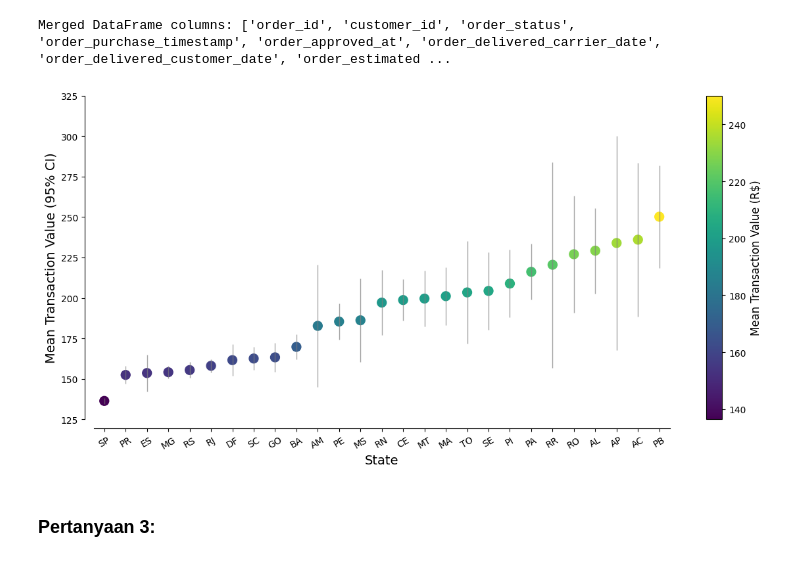
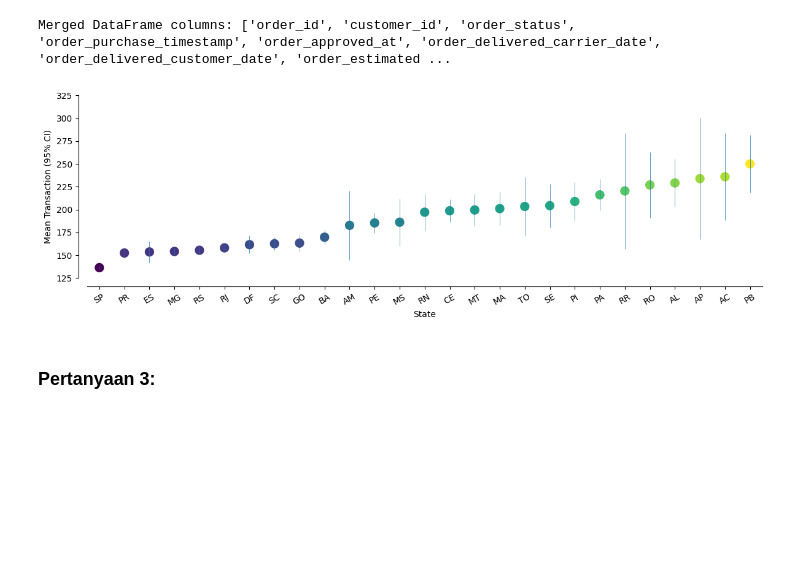
Before and after one commit to Y-commit/Proyek-Analisis-Data, a Jupyter notebook: notebook.ipynb, the cells around one changed output. Cells and saved outputs as stored; diff of their text form; code cells hidden in the pictures; blank space fills up the shorter version.

```diff
--- a/notebook.ipynb
+++ b/notebook.ipynb
@@ -986,79 +1002,53 @@ print("Merged DataFrame columns:", pay_ord.columns.tolist())
 # %% [output]
 Merged DataFrame columns: ['order_id', 'customer_id', 'order_status', 'order_purchase_timestamp', 'order_approved_at', 'order_delivered_carrier_date', 'order_delivered_customer_date', 'order_estimated ...
 # %%
-import matplotlib.pyplot as plt
 
-def customize_axes(ax, spines):
-    """Customize the axes for better readability."""
+class Plotter:
+    def __init__(self, data):
+        self.data = data
 
-    ax.spines["top"].set_visible(False)
-    ax.spines["right"].set_visible(False)
+    def default_plot(self, ax, spines):
+        ax.spines["top"].set_visible(False)
+        ax.spines["right"].set_visible(False)
+        ax.get_xaxis().tick_bottom()
+        ax.get_yaxis().tick_left()
 
+        ax.get_yaxis().set_tick_params(direction='out')
+        ax.get_xaxis().set_tick_params(direction='out')
 
-    ax.get_xaxis().tick_bottom()
-    ax.get_yaxis().tick_left()
+        for loc, spine in ax.spines.items():
+            if loc in spines:
+                spine.set_position(('outward', 10))
 
+        if 'left' in spines:
+            ax.yaxis.set_ticks_position('left')
 
-    ax.get_yaxis().set_tick_params(direction='out')
-    ax.get_xaxis().set_tick_params(direction='out')
+        if 'right' in spines:
+            ax.yaxis.set_ticks_position('right')
 
+        if 'bottom' in spines:
+            ax.xaxis.set_ticks_position('bottom')
 
-    for loc, spine in ax.spines.items():
-        if loc in spines:
-            spine.set_position(('outward', 10))
+        return ax
 
+    def create_plot(self, file_path):
+        sorted_data = self.data.sort_values(by=('payment_value', 'mean'))
+        fig, ax = plt.subplots(figsize=(12, 4))
+        ax = self.default_plot(ax, ['left', 'bottom'])
+        plt.xticks(rotation=30)
+        plt.xlabel('State')
+        plt.ylabel('Mean Transaction (95% CI)')
+        plt.xlim(-0.5, 26.5)
+        plt.ylim(125, 325)
+        plt.scatter(sorted_data['customer_state'], sorted_data['payment_value']['mean'], s=100, c=sorted_data['payment_value']['mean'])
+        plt.vlines(sorted_data['customer_state'], sorted_data['ci_low'], sorted_data['ci_hi'], lw=.5)
+        plt.tight_layout()
+        plt.savefig(file_path, dpi=300)
 
-    if 'left' in spines:
-        ax.yaxis.set_ticks_position('left')
-    if 'right' in spines:
-        ax.yaxis.set_ticks_position('right')
-    if 'bottom' in spines:
-        ax.xaxis.set_ticks_position('bottom')
-
-    return ax
-
-def plot_mean_transaction(customer_regions):
-    """Plot mean transactions with confidence intervals by state."""
-
-    sorted_data = customer_regions.sort_values(by=('payment_value', 'mean'))
-
-
-    fig, ax = plt.subplots(figsize=(12, 6))
-    ax = customize_axes(ax, ['left', 'bottom'])
-
-
-    plt.xticks(rotation=30)
-    plt.xlabel('State', fontsize=14)
-    plt.ylabel('Mean Transaction Value (95% CI)', fontsize=14)
-    plt.xlim(-0.5, len(sorted_data) - 0.5)
-    plt.ylim(125, 325)
-
-
-    scatter = ax.scatter(sorted_data['customer_state'],
-                         sorted_data['payment_value']['mean'],
-                         s=100,
-                         c=sorted_data['payment_value']['mean'],
-                         cmap='viridis')
-
-
-    plt.vlines(sorted_data['customer_state'],
-                sorted_data['ci_low'],
-                sorted_data['ci_hi'],
-                lw=1,
-                color='gray',
-                alpha=0.7)
-
-
-    cbar = plt.colorbar(scatter)
-    cbar.set_label('Mean Transaction Value (R$)', fontsize=12)
-
-    plt.tight_layout()
-    plt.savefig(q2png_path, dpi=300)
-    plt.show()
-
-plot_mean_transaction(customer_regions)
+plotter = Plotter(customer_regions)
+plotter.create_plot(q1png_path)
 # %% [output]
-[figure, old version]
+[figure, new version]
 # %% [markdown]
 ### Pertanyaan 3:
 # %% [markdown]
```
Also changed, not shown: parts of 14 cells of this notebook.
